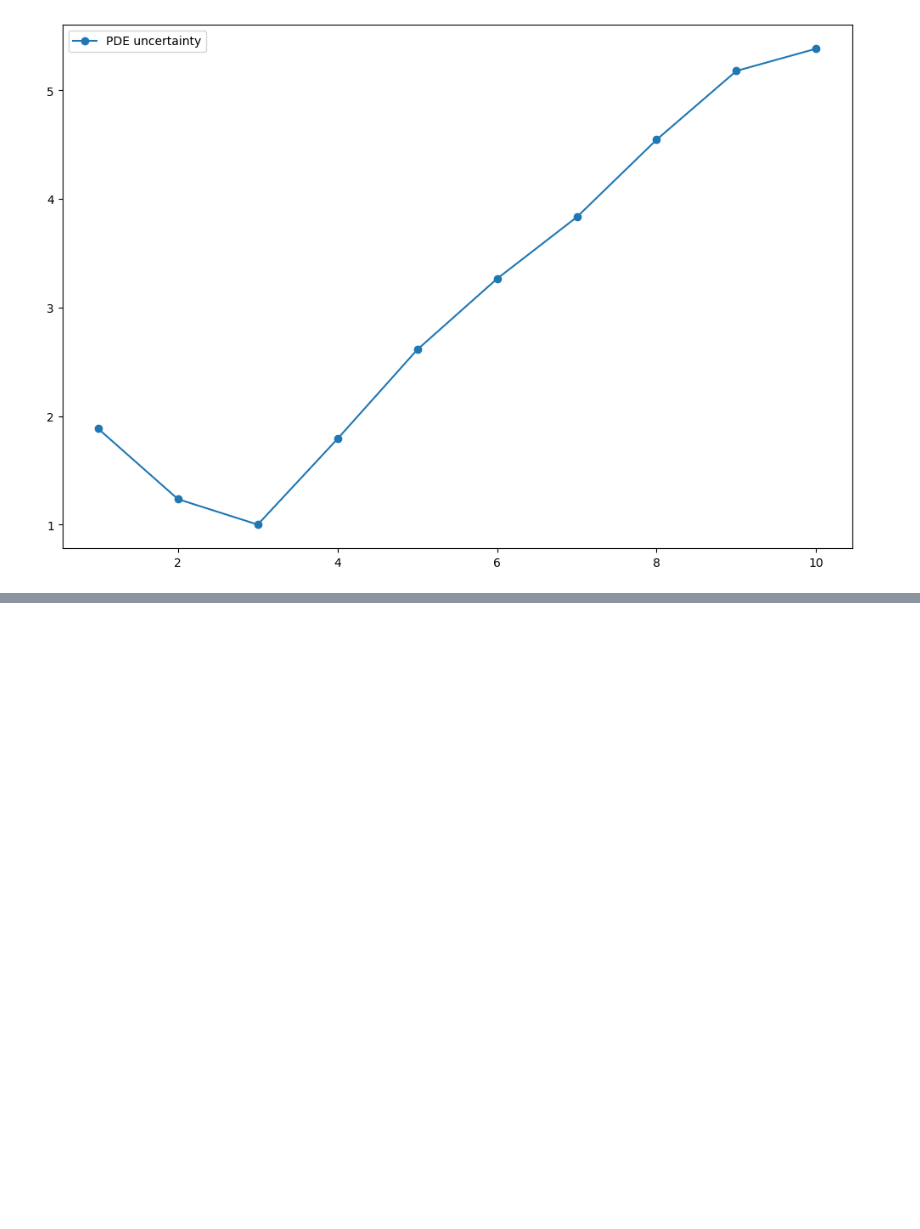
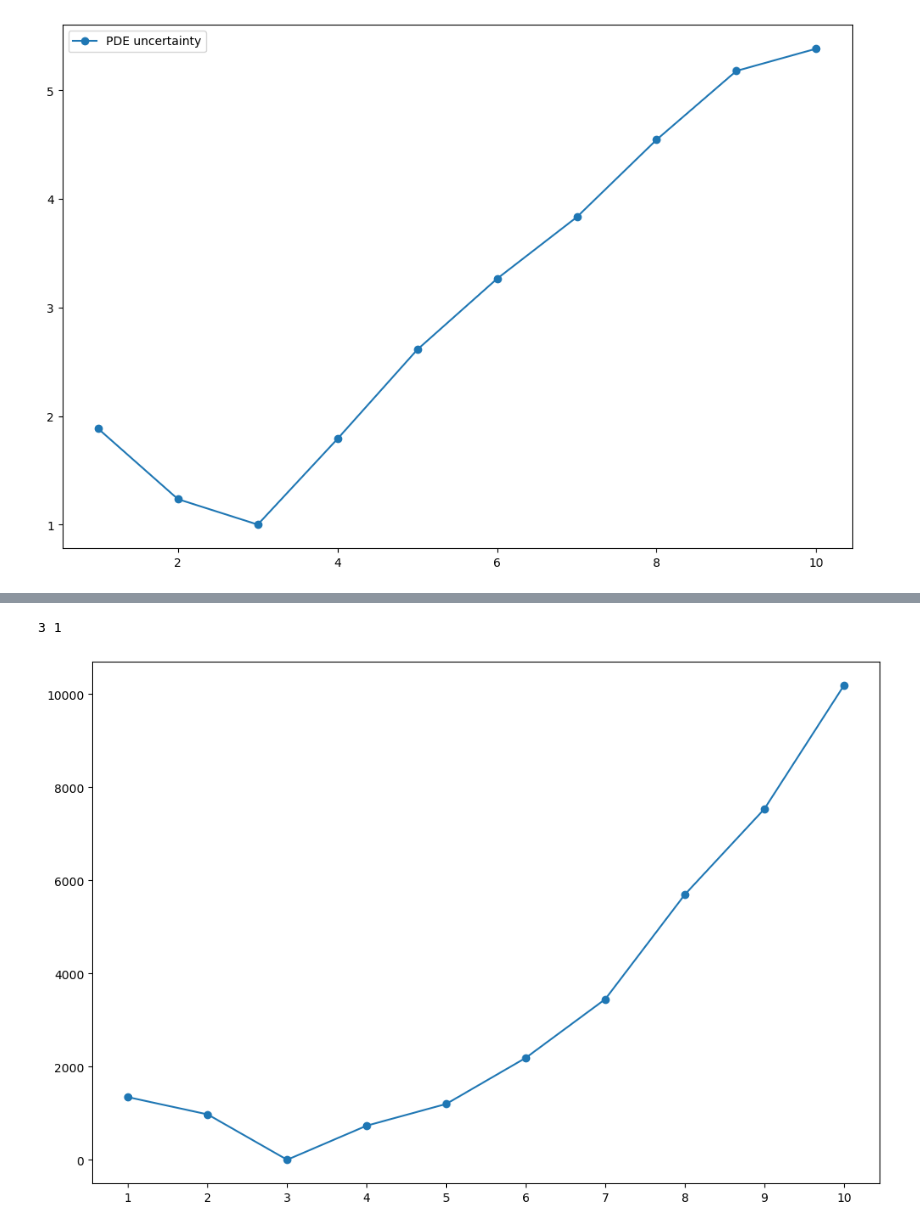
Before and after one commit to Pongpisit-Thanasutives/parametric-discovery, a Jupyter notebook: Spatial_Advection_Diffusion_WeakLib_KRR-Easy.ipynb, the cells around one changed output, grey strips where cells are left out. Drawn from its saved outputs; the diff is of its cells as text; code cells hidden in the pictures; blank space fills up the shorter version.

```diff
--- a/Spatial_Advection_Diffusion_WeakLib_KRR-Easy.ipynb
+++ b/Spatial_Advection_Diffusion_WeakLib_KRR-Easy.ipynb
@@ -436,0 +446,50 @@ plt.show()
+# %%
+nfft = None; return_onesided = False
+# ground_periogram = periodogram(ifft(fft_Ut_grouped[:, :, 0]), nfft=nfft)[-1]
+ground_periogram = periodogram(Ut_grouped, axis=1, return_onesided=return_onesided)[1][:, :, 0]
+
+nfft = None
+epsilon = 1e-5
+time_integrator = lambda _: _
+time_integrator = partial(trapz, axis=1) # min_{axis} rss_list
+ics = []
+rss_list = []
+for com, candidate in enumerate(candidates):
+    vbics = []
+    est_xi = np.zeros((fft_Theta_grouped[0].shape[-1], len(fft_Ut_grouped)))
+    for j in range(len(Theta_grouped)):
+        eff_indices = candidate[j]
+#         est_xi[eff_indices, j:j+1] = BayesianRidge(fit_intercept=False).fit(Theta_grouped[j][:, eff_indices],
+#                                                                             Ut_grouped[j].flatten()).coef_.reshape(-1, 1)
+        est_xi[eff_indices, j:j+1] = ARDRegression(fit_intercept=False).fit(Theta_grouped[j][:, eff_indices],
+                                                                                                Ut_grouped[j].flatten()).coef_.reshape(-1, 1)
+#         est_xi[eff_indices, j:j+1] = np.linalg.lstsq(Theta_grouped[j][:, eff_indices],
+#                                                      Ut_grouped[j],
+#                                                      rcond=None)[0]
+#         post_prediction = fft_Theta_grouped[j][:, eff_indices]@(est_xi[eff_indices, j:j+1])
+#         post_prediction = periodogram(ifft(post_prediction.flatten()))[-1]
+#         ground = periodogram(ifft(fft_Ut_grouped[j].flatten()))[-1]
+        post_prediction = Theta_grouped[j][:, eff_indices]@(est_xi[eff_indices, j:j+1])
+        post_prediction = periodogram(post_prediction.T, return_onesided=return_onesided)[1]
+        ground = periodogram(Ut_grouped[j].T, return_onesided=return_onesided)[1]
+        rss = np.linalg.norm(ground - post_prediction, 2)**2
+        vbics.append(rss2bic(rss, com, len(post_prediction), 1e-5))
+
+    # pred_group = ifft(prediction_group(fft_Theta_grouped, est_xi))
+    # pred_periogram = periodogram(pred_group, nfft=nfft)[-1]
+    pred_group = prediction_group(Theta_grouped, est_xi)
+    pred_periogram = periodogram(pred_group, axis=1, return_onesided=return_onesided)[1]
+    diff_periogram = time_integrator(ground_periogram)-time_integrator(pred_periogram)
+    res = np.vstack([diff_periogram[j] for j in range(len(diff_periogram))])
+    nobs = np.prod(diff_periogram.shape)
+    rss = np.linalg.norm(res, ord='fro')**2
+    ics.append(nobs*np.log(2*np.pi*rss/nobs+epsilon) + np.log(nobs)*weak_group_sparsity[com])
+    rss_list.append(rss)
+
+print(np.argmin(ics)+1, find_corner(complexities, ics))
+plt.plot(complexities, ics-min(ics), '-o')
+plt.xticks(complexities)
+plt.show()
+# %% [output]
+3 1
+[figure, added]
```
Also changed, not shown: parts of 7 cells of this notebook.
